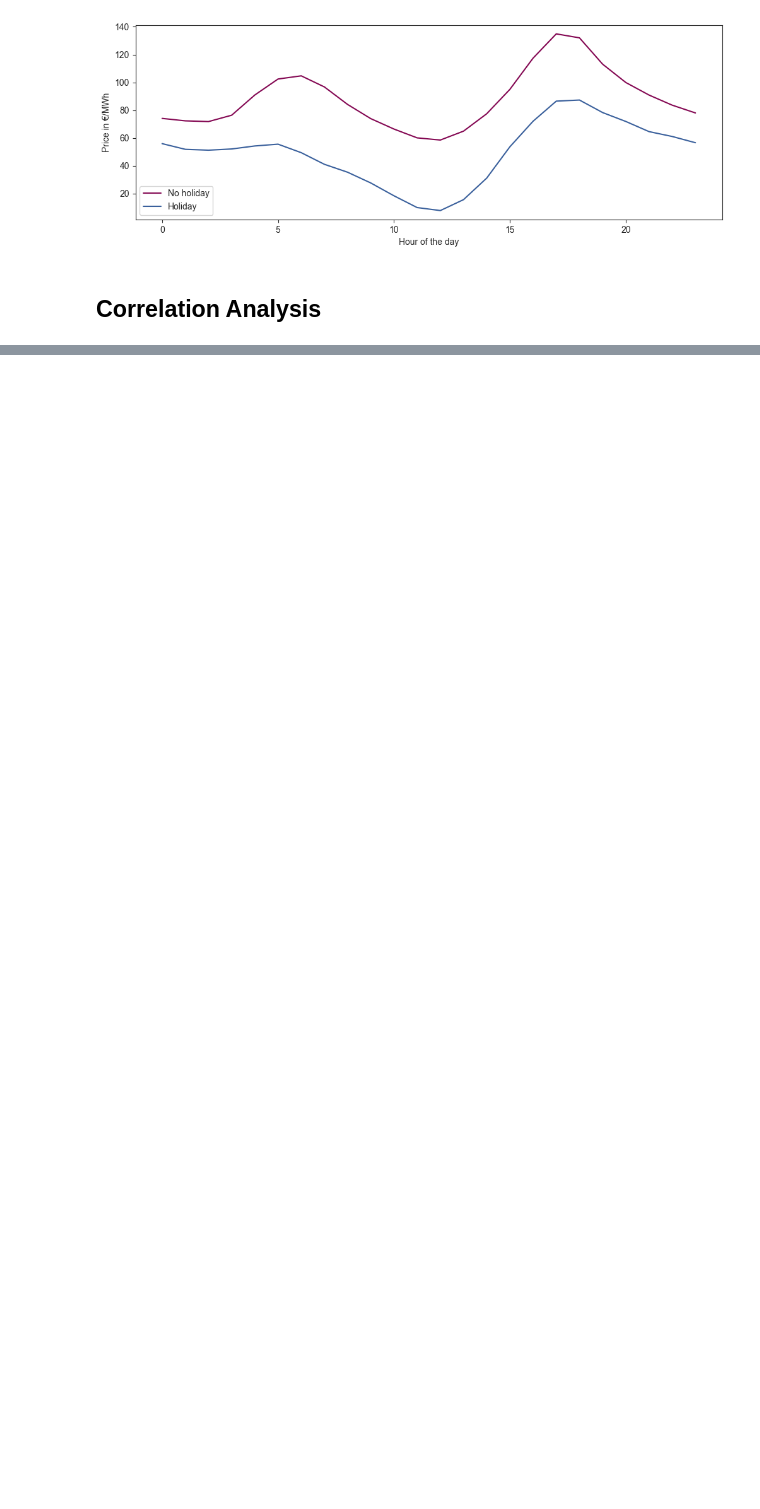
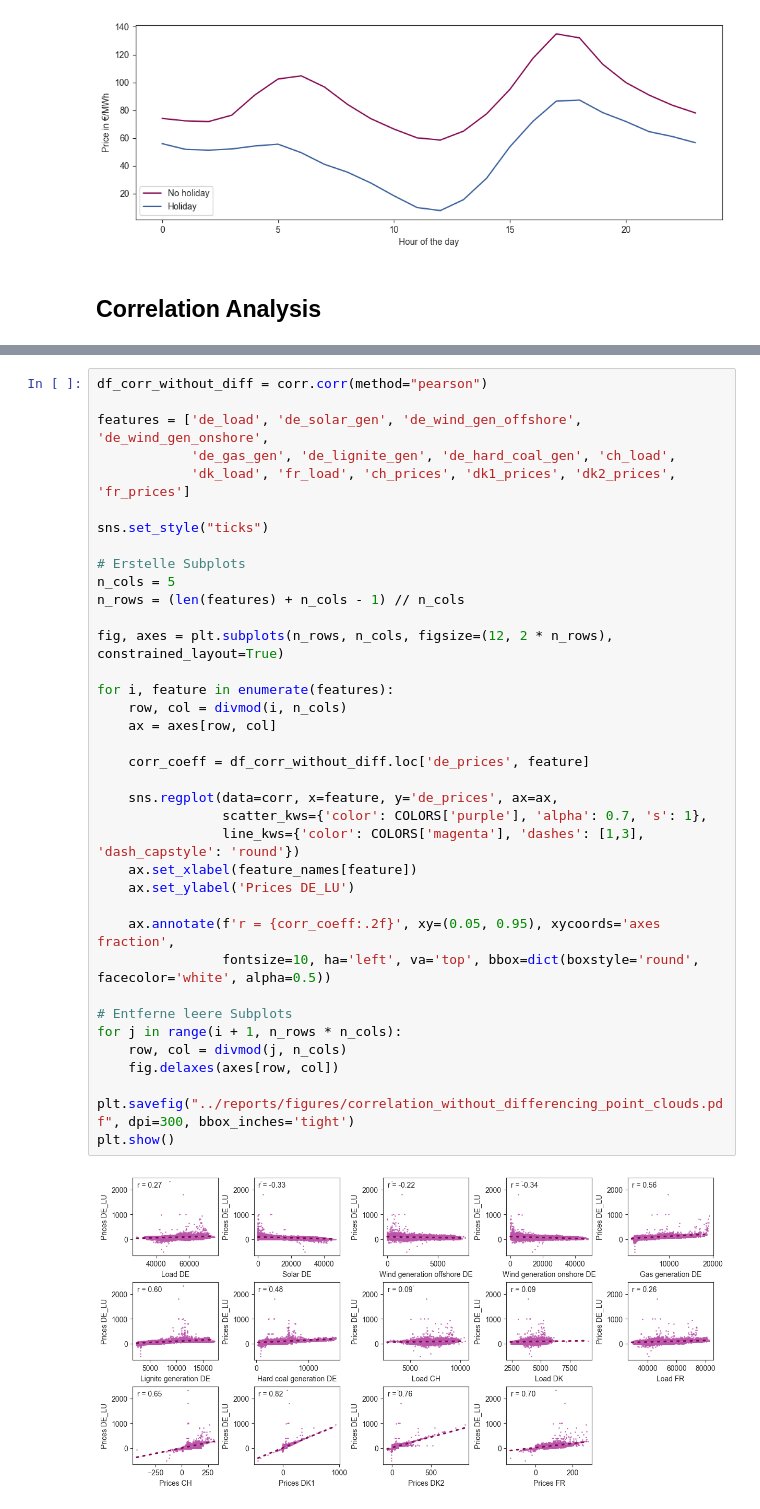
Before and after one commit to valentin-17/epf, a Jupyter notebook: notebooks/exploratory_analysis.ipynb, the cells around one changed output, grey strips where cells are left out. Cells and saved outputs as stored; diff of their text form; blank space fills up the shorter version.

```diff
--- a/notebooks/exploratory_analysis.ipynb
+++ b/notebooks/exploratory_analysis.ipynb
@@ -258,0 +373,39 @@ for col in corr.columns:
+# %%
+df_corr_without_diff = corr.corr(method="pearson")
+
+features = ['de_load', 'de_solar_gen', 'de_wind_gen_offshore', 'de_wind_gen_onshore',
+            'de_gas_gen', 'de_lignite_gen', 'de_hard_coal_gen', 'ch_load',
+            'dk_load', 'fr_load', 'ch_prices', 'dk1_prices', 'dk2_prices', 'fr_prices']
+
+sns.set_style("ticks")
+
+# Erstelle Subplots
+n_cols = 5
+n_rows = (len(features) + n_cols - 1) // n_cols
+
+fig, axes = plt.subplots(n_rows, n_cols, figsize=(12, 2 * n_rows), constrained_layout=True)
+
+for i, feature in enumerate(features):
+    row, col = divmod(i, n_cols)
+    ax = axes[row, col]
+
+    corr_coeff = df_corr_without_diff.loc['de_prices', feature]
+
+    sns.regplot(data=corr, x=feature, y='de_prices', ax=ax,
+                scatter_kws={'color': COLORS['purple'], 'alpha': 0.7, 's': 1},
+                line_kws={'color': COLORS['magenta'], 'dashes': [1,3], 'dash_capstyle': 'round'})
+    ax.set_xlabel(feature_names[feature])
+    ax.set_ylabel('Prices DE_LU')
+
+    ax.annotate(f'r = {corr_coeff:.2f}', xy=(0.05, 0.95), xycoords='axes fraction',
+                fontsize=10, ha='left', va='top', bbox=dict(boxstyle='round', facecolor='white', alpha=0.5))
+
+# Entferne leere Subplots
+for j in range(i + 1, n_rows * n_cols):
+    row, col = divmod(j, n_cols)
+    fig.delaxes(axes[row, col])
+
+plt.savefig("../reports/figures/correlation_without_differencing_point_clouds.pdf", dpi=300, bbox_inches='tight')
+plt.show()
+# %% [output]
+[figure, added]
```
Also changed, not shown: parts of 15 cells of this notebook, 19 other files.
